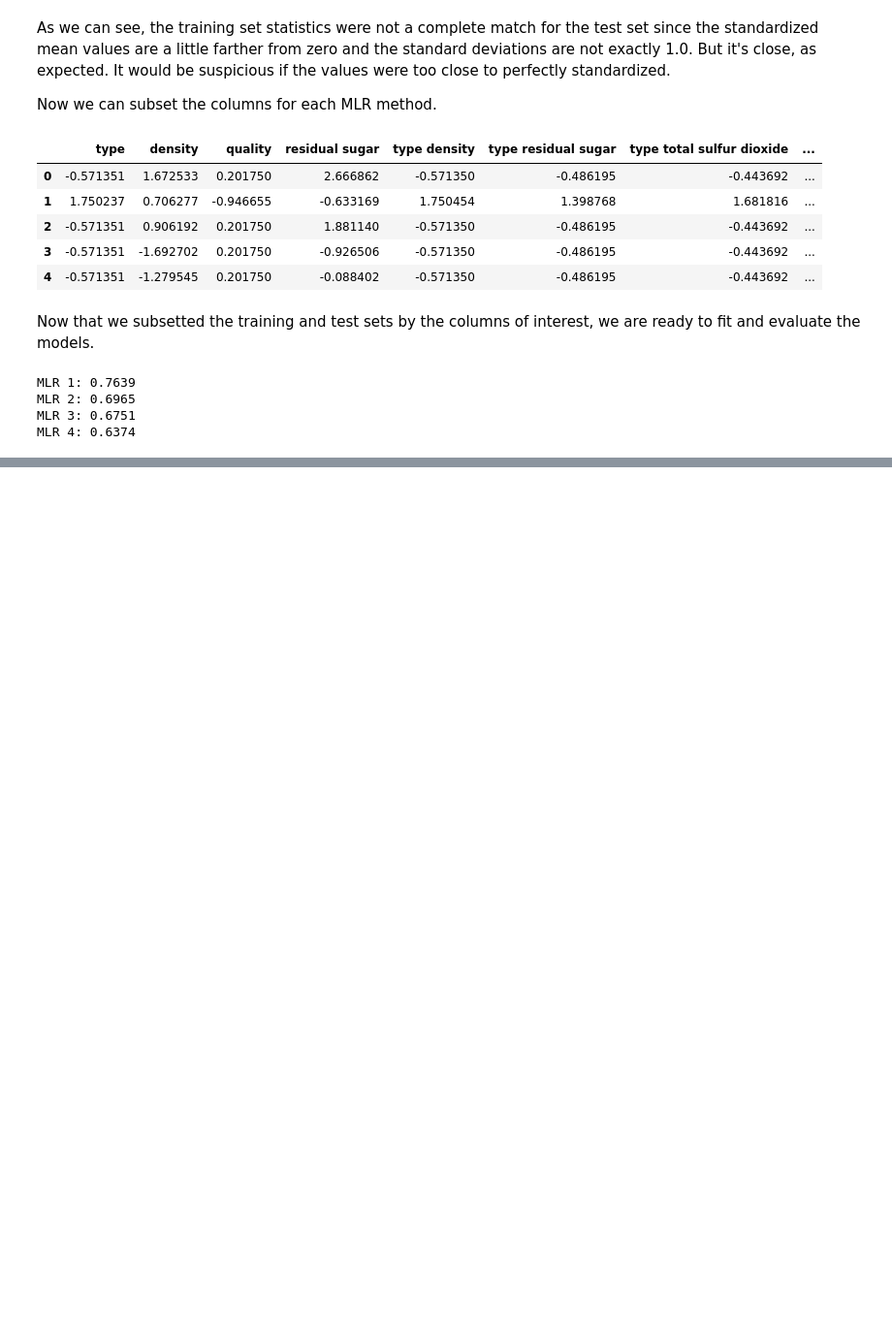
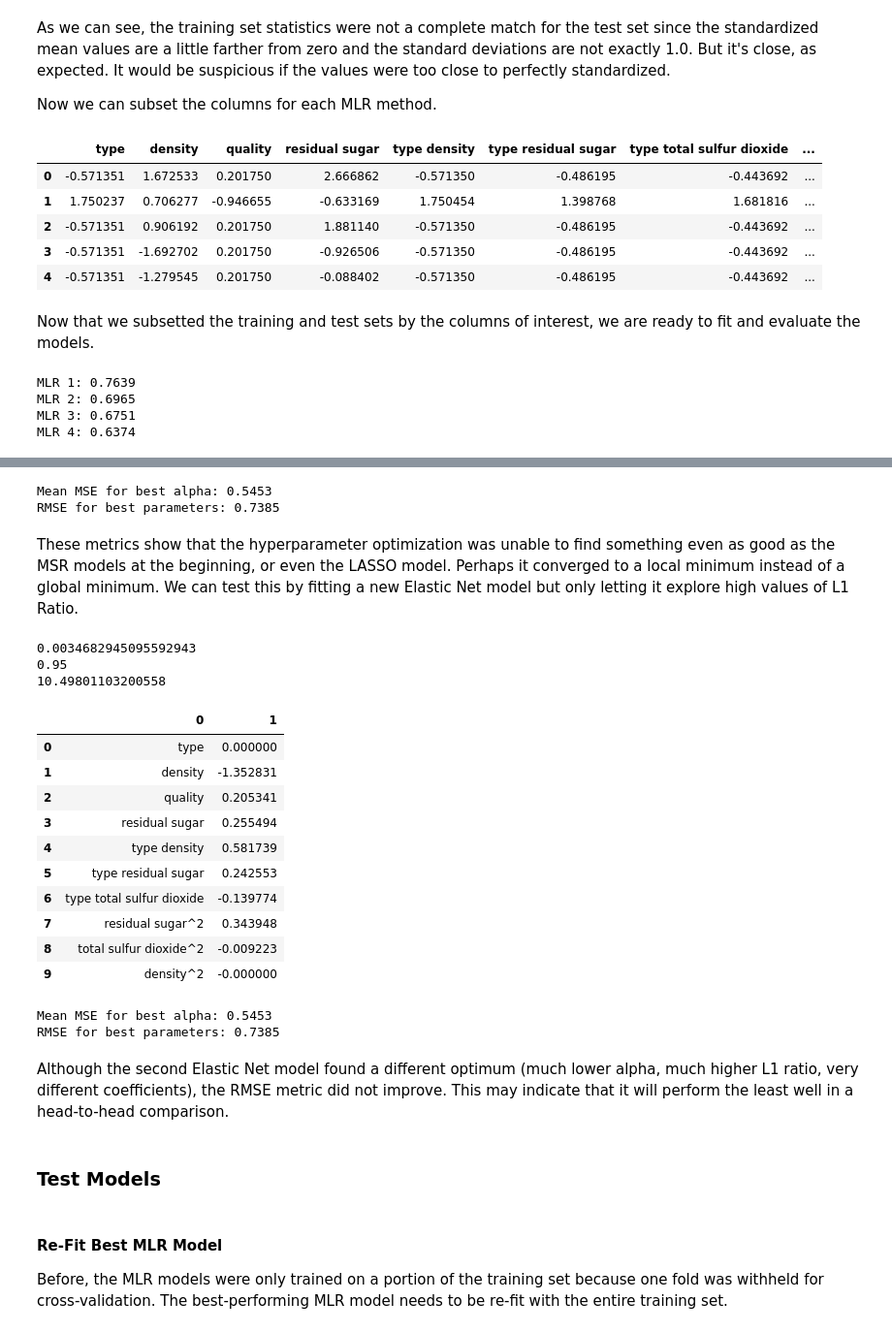
Before and after one commit to trevorlillywhite/HW7-NCSU-ST-554-Trevor-Lillywhite, a Jupyter notebook: HW7_ST554_Lillywhite.ipynb, the cells around one changed output, grey strips where cells are left out. Shown at 97% size. Cells and saved outputs as stored; diff of their text form; code cells hidden in the pictures; blank space fills up the shorter version.

```diff
--- a/HW7_ST554_Lillywhite.ipynb
+++ b/HW7_ST554_Lillywhite.ipynb
@@ -549,0 +756,57 @@ We will use CV to tune the LASSO parameter.
+# %%
+# Print Elastic Net RMSE
+mean_mse_EN = np.mean(EN_model.mse_path_, axis=1)
+print("Mean MSE for best alpha:", round(np.min(mean_mse_EN),4))
+print("RMSE for best parameters:", round(np.sqrt(np.min(mean_mse_EN)),4))
+# %% [output]
+Mean MSE for best alpha: 0.5453
+RMSE for best parameters: 0.7385
+# %% [markdown]
+These metrics show that the hyperparameter optimization was unable to find something even as good as the MSR models at the beginning, or even the LASSO model. Perhaps it converged to a local minimum instead of a global minimum. We can test this by fitting a new Elastic Net model but only letting it explore high values of L1 Ratio.
+# %%
+# Trying again with high values of L1 Ratio
+
+# Fit Elastic Net model
+EN_model2 = ElasticNetCV(cv = 5,
+                        random_state = 42,
+                        max_iter=10000,
+                        l1_ratio = [0.75, 0.9, 0.93, 0.94, 0.95,
+                                    0.96, 0.97, 0.98, 0.99, 1]) \
+                .fit(X_train_EN, y_train)
+
+# Print fitted parameter and coefficients
+print(EN_model2.alpha_)
+print(EN_model2.l1_ratio_)
+print(EN_model2.intercept_)
+pd.DataFrame(list(zip(X_train_EN.columns, EN_model2.coef_)))
+# %% [output]
+0.0034682945095592943
+0.95
+10.49801103200558
+|  | 0 | 1 |
+| 0 | type | 0.000000 |
+| 1 | density | -1.352831 |
+| 2 | quality | 0.205341 |
+| 3 | residual sugar | 0.255494 |
+| 4 | type density | 0.581739 |
+| 5 | type residual sugar | 0.242553 |
+| 6 | type total sulfur dioxide | -0.139774 |
+| 7 | residual sugar^2 | 0.343948 |
+| 8 | total sulfur dioxide^2 | -0.009223 |
+| 9 | density^2 | -0.000000 |
+# %%
+# Print 2nd Elastic Net RMSE
+mean_mse_EN2 = np.mean(EN_model2.mse_path_, axis=1)
+print("Mean MSE for best alpha:", round(np.min(mean_mse_EN2),4))
+print("RMSE for best parameters:", round(np.sqrt(np.min(mean_mse_EN2)),4))
+# %% [output]
+Mean MSE for best alpha: 0.5453
+RMSE for best parameters: 0.7385
+# %% [markdown]
+Although the second Elastic Net model found a different optimum (much lower alpha, much higher L1 ratio, very different coefficients), the RMSE metric did not improve. This may indicate that it will perform the least well in a head-to-head comparison.
+# %% [markdown]
+### Test Models
+# %% [markdown]
+#### Re-Fit Best MLR Model
+
+Before, the MLR models were only trained on a portion of the training set because one fold was withheld for cross-validation. The best-performing MLR model needs to be re-fit with the entire training set.
```
Also changed, not shown: parts of 26 cells of this notebook.
